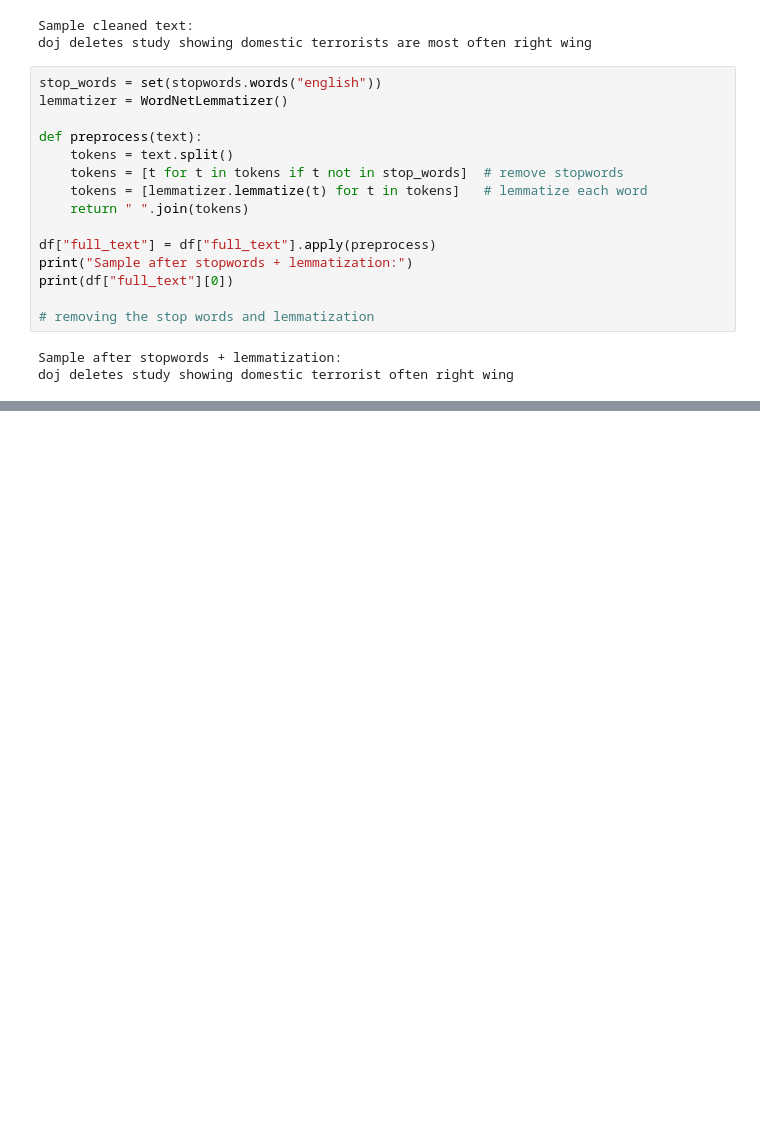
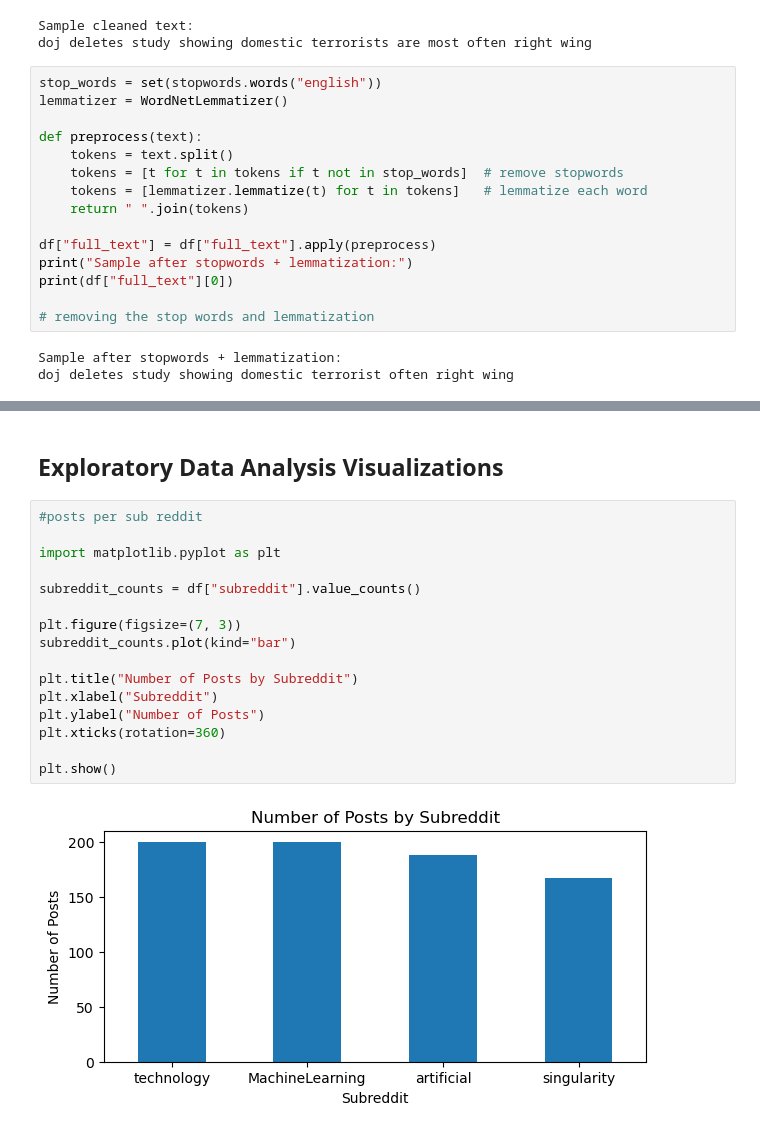
Before and after one commit to varunsardana/PSTAT-134-Final-Project, a Jupyter notebook: notebooks/02_cleaning_eda.ipynb, the cells around one changed output, grey strips where cells are left out. Saved outputs shown, nothing was run; the diff lists cells and outputs as text; blank space fills up the shorter version.

```diff
--- a/notebooks/02_cleaning_eda.ipynb
+++ b/notebooks/02_cleaning_eda.ipynb
@@ -134,3 +132,23 @@ df.to_csv("data/cleaned/reddit_cleaned.csv", index=False)
 print(f"Saved {len(df)} cleaned posts to data/cleaned/reddit_cleaned.csv")
 # %% [output]
 Saved 755 cleaned posts to data/cleaned/reddit_cleaned.csv
+# %% [markdown]
+## Exploratory Data Analysis Visualizations
+# %%
+#posts per sub reddit
+
+import matplotlib.pyplot as plt
+
+subreddit_counts = df["subreddit"].value_counts()
+
+plt.figure(figsize=(7, 3))
+subreddit_counts.plot(kind="bar")
+
+plt.title("Number of Posts by Subreddit")
+plt.xlabel("Subreddit")
+plt.ylabel("Number of Posts")
+plt.xticks(rotation=360)
+
+plt.show()
+# %% [output]
+[figure, added]
```
Also changed, not shown: parts of 12 cells of this notebook, 2 other files.
